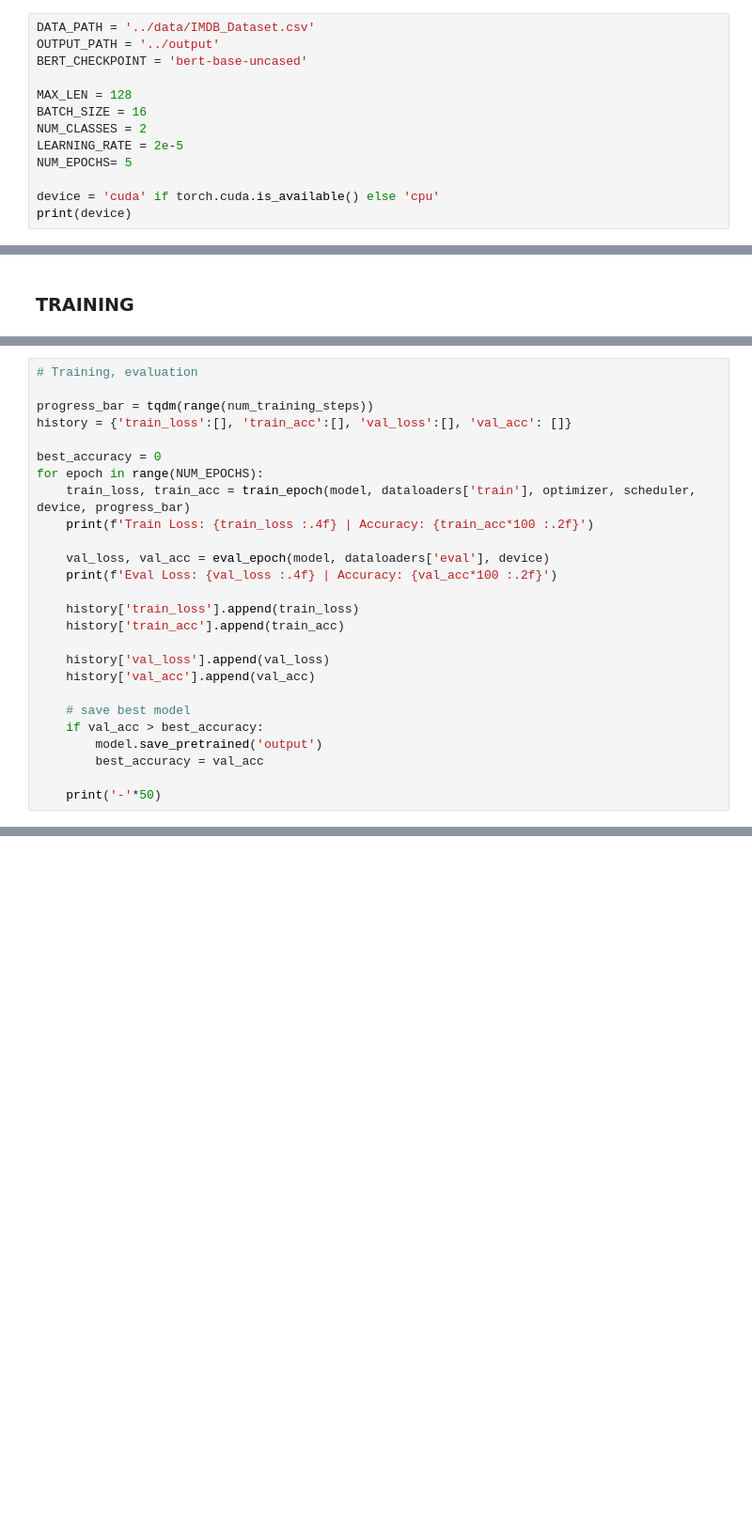
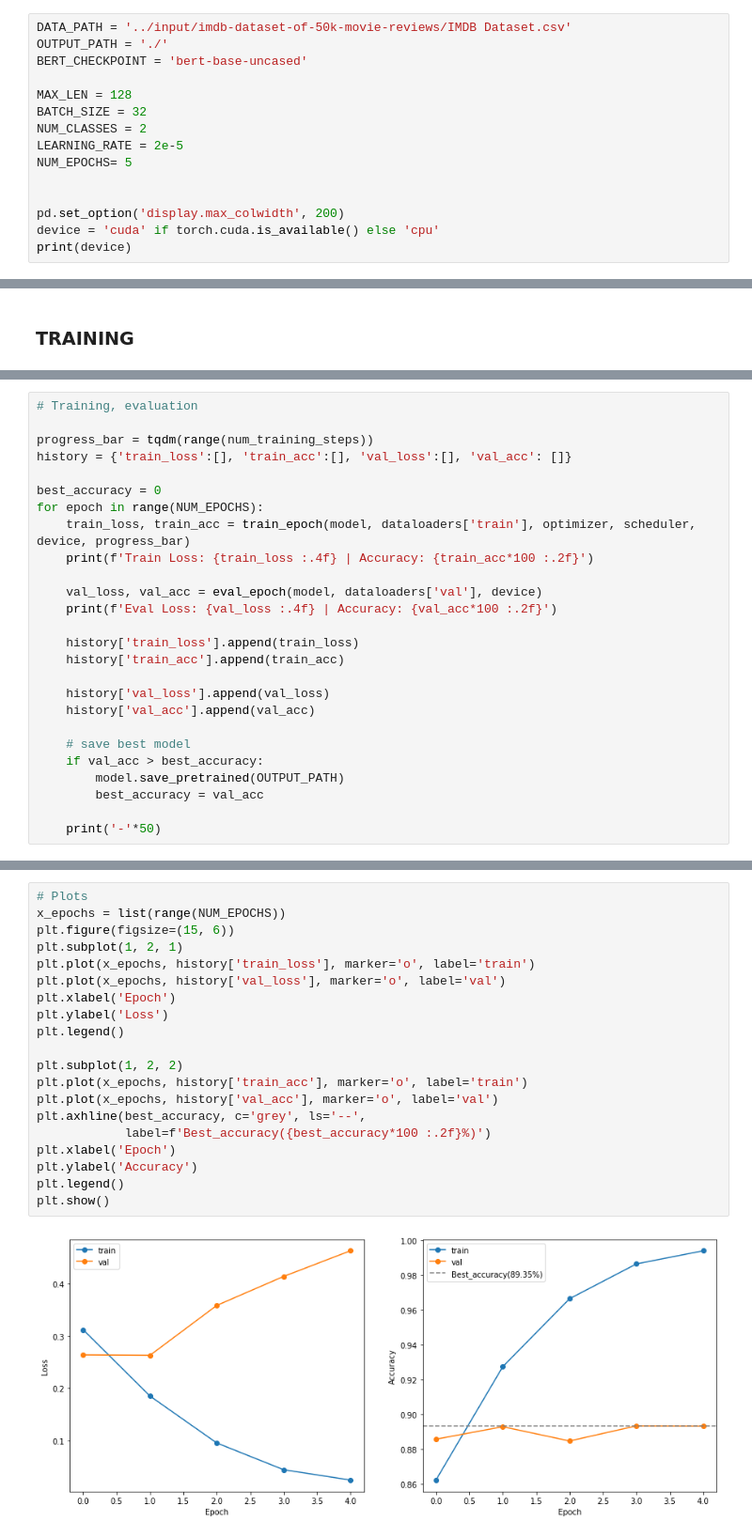
Before and after one commit to MLphile/BERT_on_Movie_Reviews, a Jupyter notebook: src/train_eval.ipynb, the cells around one changed output, grey strips where cells are left out. Shown: that part at 94% size. Cells and saved outputs as stored; diff of their text form; blank space fills up the shorter version.

```diff
--- a/src/train_eval.ipynb
+++ b/src/train_eval.ipynb
@@ -12,16 +14,18 @@ from torch.utils.data import Dataset, DataLoader
 # %% [markdown]
 ### CONFIGURATION
 # %%
-DATA_PATH = '../data/IMDB_Dataset.csv'
-OUTPUT_PATH = '../output'
+DATA_PATH = '../input/imdb-dataset-of-50k-movie-reviews/IMDB Dataset.csv'
+OUTPUT_PATH = './'
 BERT_CHECKPOINT = 'bert-base-uncased'
 
 MAX_LEN = 128
-BATCH_SIZE = 16
+BATCH_SIZE = 32
 NUM_CLASSES = 2
 LEARNING_RATE = 2e-5
 NUM_EPOCHS= 5
 
+
+pd.set_option('display.max_colwidth', 200)
 device = 'cuda' if torch.cuda.is_available() else 'cpu'
 print(device)
 # %% [output]
@@ -239,7 +250,7 @@ for epoch in range(NUM_EPOCHS):
     train_loss, train_acc = train_epoch(model, dataloaders['train'], optimizer, scheduler, device, progress_bar)
     print(f'Train Loss: {train_loss :.4f} | Accuracy: {train_acc*100 :.2f}')
 
-    val_loss, val_acc = eval_epoch(model, dataloaders['eval'], device)
+    val_loss, val_acc = eval_epoch(model, dataloaders['val'], device)
     print(f'Eval Loss: {val_loss :.4f} | Accuracy: {val_acc*100 :.2f}')
 
     history['train_loss'].append(train_loss)
@@ -250,7 +261,7 @@ for epoch in range(NUM_EPOCHS):
 
     # save best model
     if val_acc > best_accuracy:
-        model.save_pretrained('output')
+        model.save_pretrained(OUTPUT_PATH)
         best_accuracy = val_acc
 
     print('-'*50)
@@ -258,0 +284,22 @@ KeyboardInterrupt:
+# %%
+# Plots
+x_epochs = list(range(NUM_EPOCHS))
+plt.figure(figsize=(15, 6))
+plt.subplot(1, 2, 1)
+plt.plot(x_epochs, history['train_loss'], marker='o', label='train')
+plt.plot(x_epochs, history['val_loss'], marker='o', label='val')
+plt.xlabel('Epoch')
+plt.ylabel('Loss')
+plt.legend()
+
+plt.subplot(1, 2, 2)
+plt.plot(x_epochs, history['train_acc'], marker='o', label='train')
+plt.plot(x_epochs, history['val_acc'], marker='o', label='val')
+plt.axhline(best_accuracy, c='grey', ls='--',
+            label=f'Best_accuracy({best_accuracy*100 :.2f}%)')
+plt.xlabel('Epoch')
+plt.ylabel('Accuracy')
+plt.legend()
+plt.show()
+# %% [output]
+[figure, added]
```
Also changed, not shown: parts of 11 cells of this notebook.
